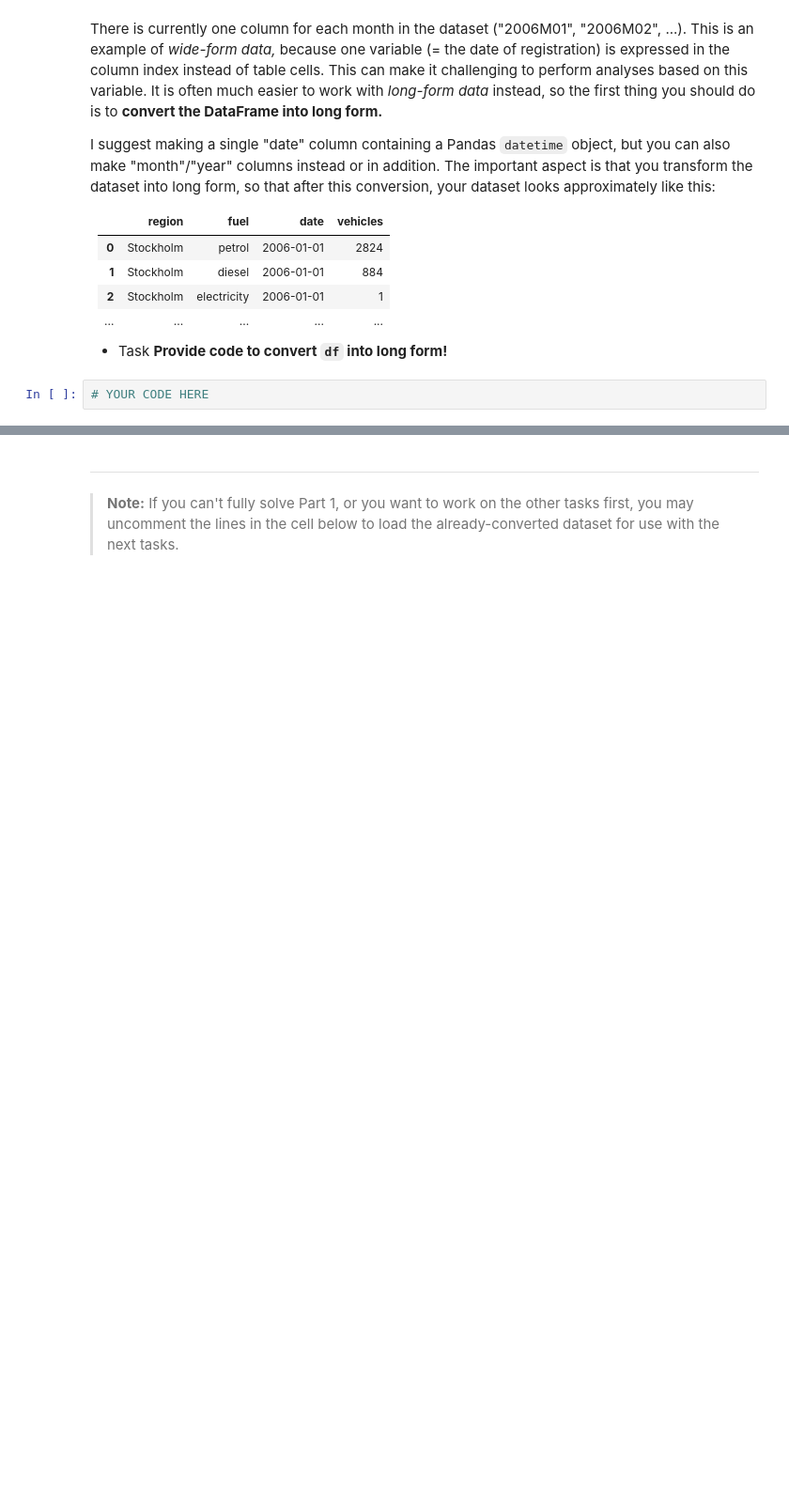
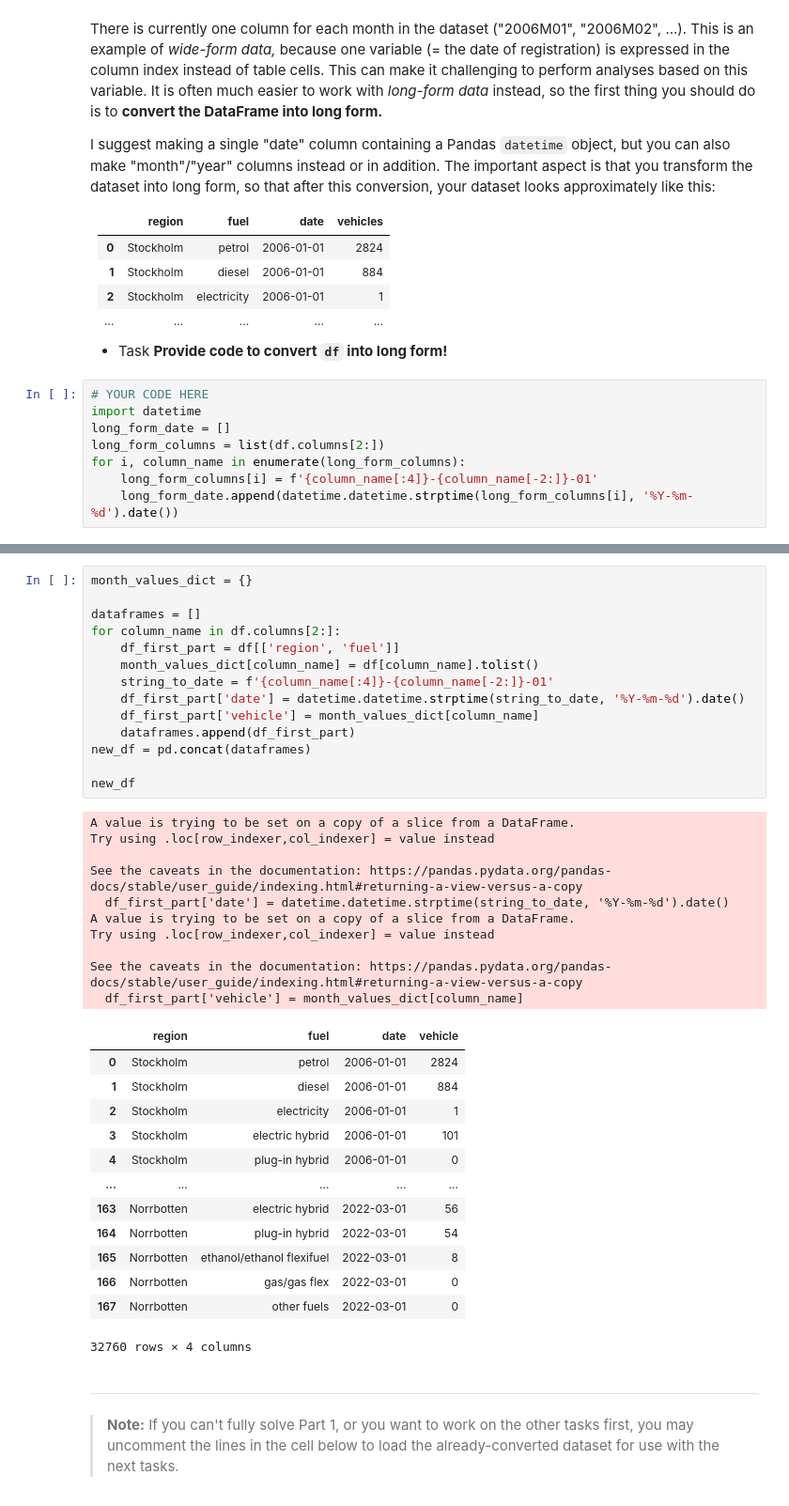
Before and after one commit to KorwinBieniek/kaggle_projects, a Jupyter notebook: notebooks/university_notebooks/Assignment_1.ipynb, the cells around one changed output, grey strips where cells are left out. Shown at 94% size. Saved outputs shown, nothing was run; the diff lists cells and outputs as text; blank space fills up the shorter version.

```diff
--- a/notebooks/university_notebooks/Assignment_1.ipynb
+++ b/notebooks/university_notebooks/Assignment_1.ipynb
@@ -73,3 +77,9 @@ I suggest making a single "date" column containing a Pandas `datetime` object, b
 - <span class="badge">Task</span> **Provide code to convert `df` into long form!**
 # %%
 # YOUR CODE HERE
+import datetime
+long_form_date = []
+long_form_columns = list(df.columns[2:])
+for i, column_name in enumerate(long_form_columns):
+    long_form_columns[i] = f'{column_name[:4]}-{column_name[-2:]}-01'
+    long_form_date.append(datetime.datetime.strptime(long_form_columns[i], '%Y-%m-%d').date())
@@ -76,3 +123,41 @@ I suggest making a single "date" column containing a Pandas `datetime` object, b
+# %%
+month_values_dict = {}
+
+dataframes = []
+for column_name in df.columns[2:]:
+    df_first_part = df[['region', 'fuel']]
+    month_values_dict[column_name] = df[column_name].tolist()
+    string_to_date = f'{column_name[:4]}-{column_name[-2:]}-01'
+    df_first_part['date'] = datetime.datetime.strptime(string_to_date, '%Y-%m-%d').date()
+    df_first_part['vehicle'] = month_values_dict[column_name]
+    dataframes.append(df_first_part)
+new_df = pd.concat(dataframes)
+
+new_df
+# %% [output]
+A value is trying to be set on a copy of a slice from a DataFrame.
+Try using .loc[row_indexer,col_indexer] = value instead
+
+See the caveats in the documentation: https://pandas.pydata.org/pandas-docs/stable/user_guide/indexing.html#returning-a-view-versus-a-copy
+  df_first_part['date'] = datetime.datetime.strptime(string_to_date, '%Y-%m-%d').date()
+A value is trying to be set on a copy of a slice from a DataFrame.
+Try using .loc[row_indexer,col_indexer] = value instead
+
+See the caveats in the documentation: https://pandas.pydata.org/pandas-docs/stable/user_guide/indexing.html#returning-a-view-versus-a-copy
+  df_first_part['vehicle'] = month_values_dict[column_name]
+|  | region | fuel | date | vehicle |
+| 0 | Stockholm | petrol | 2006-01-01 | 2824 |
+| 1 | Stockholm | diesel | 2006-01-01 | 884 |
+| 2 | Stockholm | electricity | 2006-01-01 | 1 |
+| 3 | Stockholm | electric hybrid | 2006-01-01 | 101 |
+| 4 | Stockholm | plug-in hybrid | 2006-01-01 | 0 |
+| ... | ... | ... | ... | ... |
+| 163 | Norrbotten | electric hybrid | 2022-03-01 | 56 |
+| 164 | Norrbotten | plug-in hybrid | 2022-03-01 | 54 |
+| 165 | Norrbotten | ethanol/ethanol flexifuel | 2022-03-01 | 8 |
+| 166 | Norrbotten | gas/gas flex | 2022-03-01 | 0 |
+| 167 | Norrbotten | other fuels | 2022-03-01 | 0 |
+32760 rows × 4 columns
 # %% [markdown]
 - - -
 
```
Also changed, not shown: parts of 11 cells of this notebook, 1 other file.
